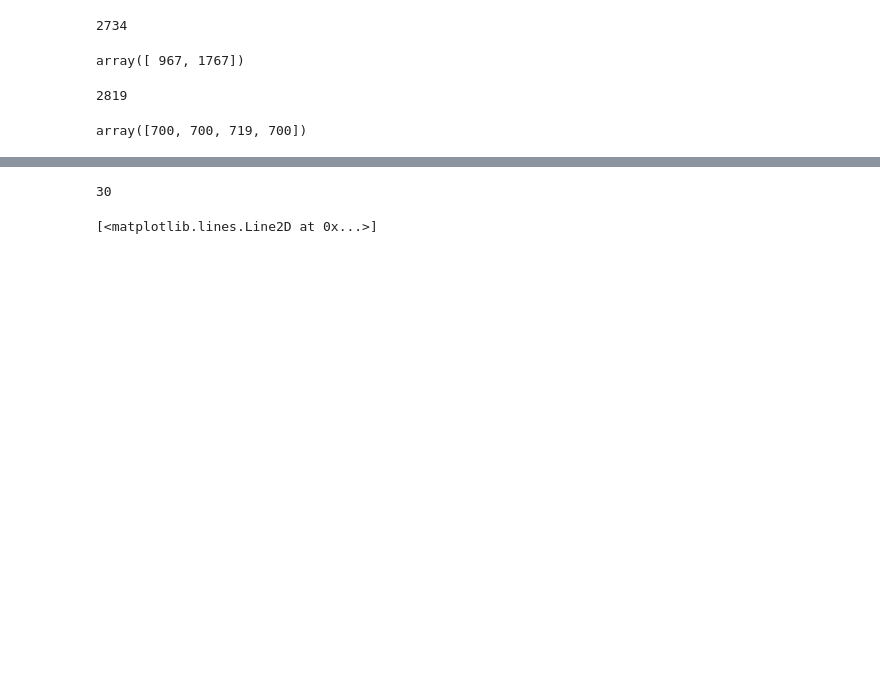
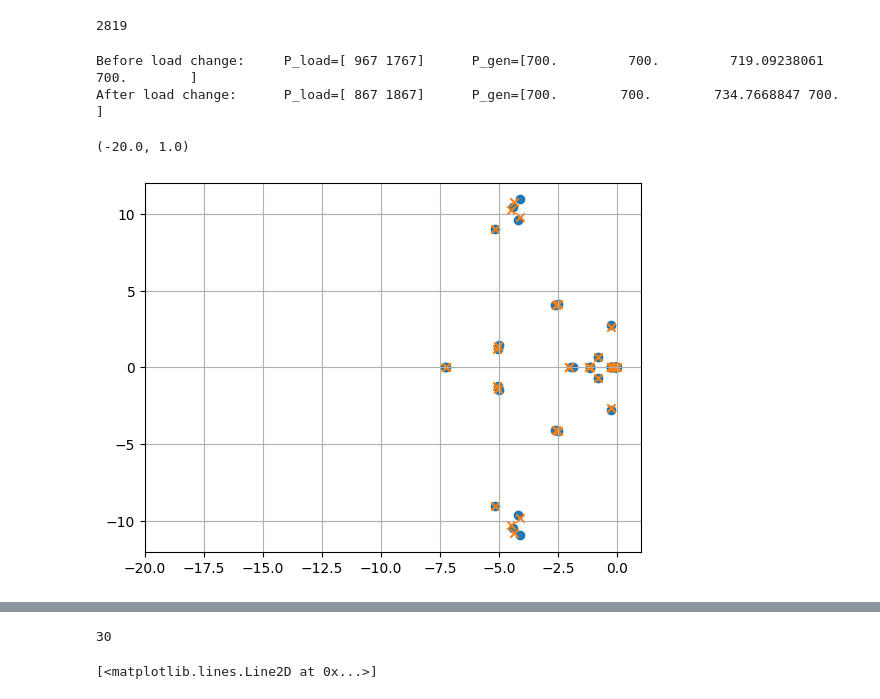
Before and after one commit to Hofsmo/bayes_rescheduling, a Jupyter notebook: test_gen_sens.ipynb, the cells around one changed output, grey strips where cells are left out. Cells and saved outputs as stored; diff of their text form; code cells hidden in the pictures; blank space fills up the shorter version.

```diff
--- a/test_gen_sens.ipynb
+++ b/test_gen_sens.ipynb
@@ -8,5 +8,8 @@ import json
 from sparculing.helper_functions import *
 from sparculing.gen_sens import *
 # %%
-with open('k2a.json') as f:
-    data= f.read()
+# with open('k2a.json') as f:
+#     data= f.read()
+
+# model = json.loads(data)
+sys = dps.PowerSystemModel('k2a.json')
@@ -15,2 +16,6 @@ model = json.loads(data)
 # %%
-pl0=get_load_power_vector(model)
+# pl0 = get_load_power_vector(model)
+pl0 = sys.loads['Load'].par['P'].copy()
+
+# pg0=get_gen_power_vector(model)
+pg0 = sys.gen['GEN'].par['P'].copy()
@@ -19,16 +22,4 @@ pg0=get_gen_power_vector(model)
-# %%
-np.sum(pl0)
-# %% [output]
-2734
-# %%
-pl0
-# %% [output]
-array([ 967, 1767])
 # %%
 np.sum(pg0)
 # %% [output]
 2819
-# %%
-pg0
-# %% [output]
-array([700, 700, 719, 700])
@@ -36,0 +26,33 @@ change_all_load_powers(model, pl0+[-100,100])
+# %%
+sys=dps.PowerSystemModel('k2a.json')
+sys.init_dyn_sim()
+lin_sys = dps_mdl.PowerSystemModelLinearization(sys)
+lin_sys.eigenvalue_decomposition()
+eigs_0 = lin_sys.eigs.copy()
+print(f"Before load change:\tP_load={sys.loads['Load'].par['P']}\tP_gen={sys.gen['GEN'].P_e(sys.x_0, sys.v_0)}")
+
+
+change_all_load_powers(sys, pl0+[-100,100])
+
+sys.power_flow()
+sys.init_dyn_sim()
+lin_sys = dps_mdl.PowerSystemModelLinearization(sys)
+lin_sys.eigenvalue_decomposition()
+eigs_1 = lin_sys.eigs.copy()
+
+
+print(f"After load change:\tP_load={sys.loads['Load'].par['P']}\tP_gen={sys.gen['GEN'].P_e(sys.x_0, sys.v_0)}")
+# print(sys.s_0)
+
+fig, ax = plt.subplots(1)
+plt.grid()
+ax.scatter(eigs_0.real, eigs_0.imag)
+ax.scatter(eigs_1.real, eigs_1.imag, marker='x')
+ax.set_xlim(-20, 1)
+
+# print(eigs_0 - eigs_1)
+# %% [output]
+Before load change:     P_load=[ 967 1767]      P_gen=[700.         700.         719.09238061 700.        ]
+After load change:      P_load=[ 867 1867]      P_gen=[700.        700.        734.7668847 700.       ]
+(-20.0, 1.0)
+[figure, added]
```
Also changed, not shown: parts of 24 cells of this notebook, 4 other files.
